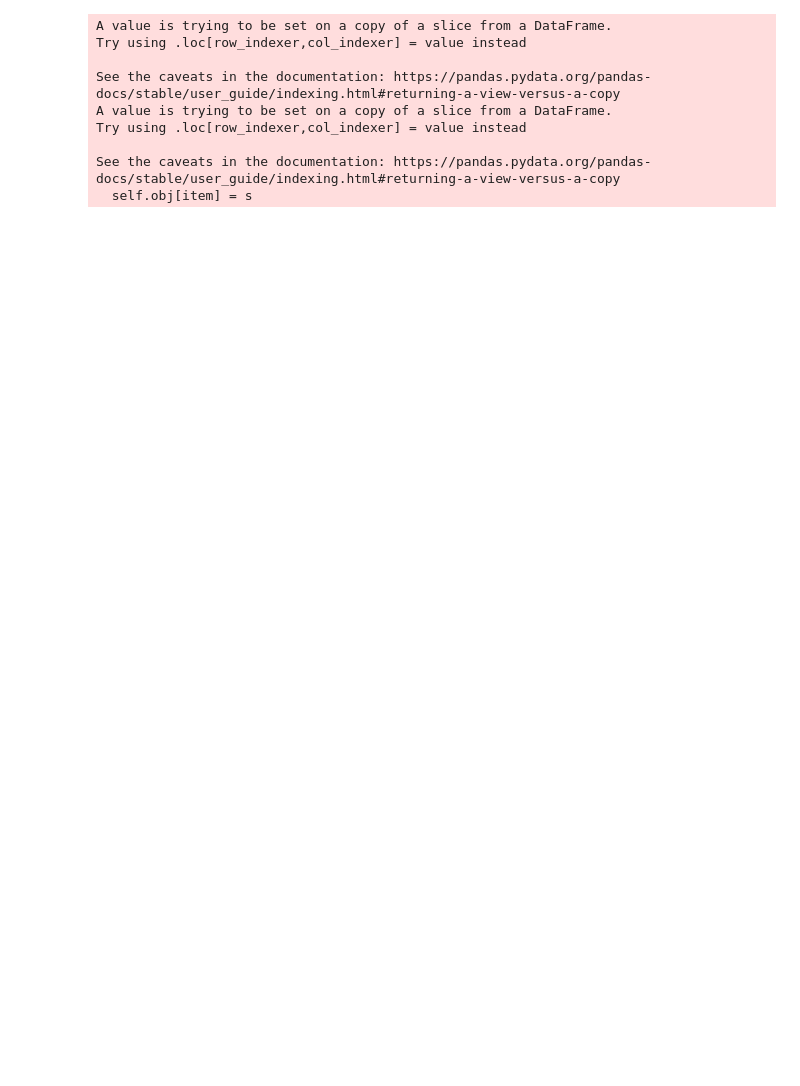
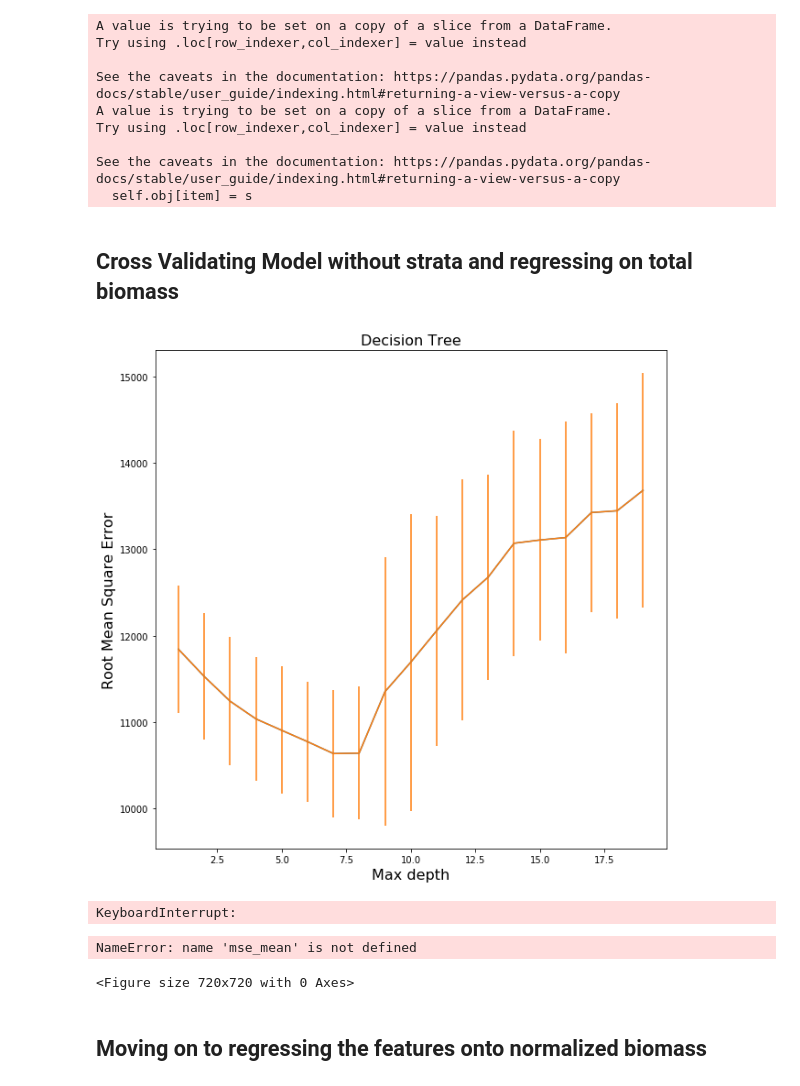
Before and after one commit to dheligman/climate, a Jupyter notebook: models_DMH.ipynb, the cells around one changed output. Cells and saved outputs as stored; diff of their text form; code cells hidden in the pictures; blank space fills up the shorter version.

```diff
--- a/models_DMH.ipynb
+++ b/models_DMH.ipynb
@@ -33,4 +40,5 @@ import numpy as np
 # %%
+#creating transformers
 class Scaler(BaseEstimator, TransformerMixin):
     def __init__(self, columns):
         self.scaler = StandardScaler()
@@ -57,16 +65,29 @@ class Species(BaseEstimator, TransformerMixin):
         return self
     def transform(self, X, y=None):
         X = X.loc[X.species == self.tree]
+        X = X.drop('species', axis=1)
         return X
 
-class Species_enc(BaseEstimator, TransformerMixin):
+class enc(BaseEstimator, TransformerMixin):
     def __init__(self):
         self.enc = OneHotEncoder()
     def fit(self, X, y=None):
-        self.enc.fit(X.species.to_numpy().reshape(-1,1))
+        self.enc.fit(X[['species','phys_class_code','grow_class_code']].to_numpy())
         return self
     def transform(self, X, y=None):
-        encoded = self.enc.transform(X.species.to_numpy().reshape(-1,1)).toarray()
+        encoded = self.enc.transform(X[['species','phys_class_code','grow_class_code']].to_numpy()).toarray()
+        X = X.drop(['species','phys_class_code','grow_class_code'],axis=1).to_numpy()
+        X = np.concatenate((X, encoded), axis=1)
+        return X
+
+class species_enc(BaseEstimator, TransformerMixin):
+    def __init__(self):
+        self.enc = OneHotEncoder()
+    def fit(self, X, y=None):
+        self.enc.fit(X['species'].to_numpy().reshape(-1,1))
+        return self
+    def transform(self, X, y=None):
+        encoded = self.enc.transform(X['species'].to_numpy().reshape(-1,1)).toarray()
         X = X.drop('species',axis=1).to_numpy()
         X = np.concatenate((X, encoded), axis=1)
         return X
@@ -73,6 +96,7 @@ class Species_enc(BaseEstimator, TransformerMixin):
 # %%
+#creating a pipeline for the transformers
 pipe = Pipeline([('scaler', Scaler(['latitude','longitude','mean_temp','mean_dwp','mean_prcp'])),
-                ('encoder', Species_enc())])
+                ('encoder', species_enc())])
 # %%
 X_train_prp = pipe.fit_transform(X_train)
 # %% [output]
@@ -89,4 +114,6 @@ See the caveats in the documentation: https://pandas.pydata.org/pandas-docs/stab
 from sklearn.tree import DecisionTreeRegressor
 from sklearn.ensemble import RandomForestRegressor
 from sklearn.model_selection import cross_val_score
+# %% [markdown]
+## Cross Validating Model without strata and regressing on total biomass
 # %%
@@ -98,3 +125,42 @@ for i in range(2,21,1):
     depth_scores[i-2] = list(np.sqrt(-cross_val_score(dtr, X_train_prp, y_train, scoring="neg_mean_squared_error", cv=5)))
 mse_mean = np.mean(depth_scores, axis=1)
 mse_stdev = np.std(depth_scores, axis=1)
+# %%
+#plotting the results of the cross validation
+#the error bars are standard deviation of the root mean squared error
+#mse = root mean squared error :/
+#Best fit seems to be occuring at a max depth of 8
+plt.figure(figsize = (10,10))
+plt.plot(np.linspace(1,19,19).ravel(),mse_mean.ravel())
+plt.errorbar(np.linspace(1,19,19), mse_mean, yerr=mse_stdev)
+plt.xlabel('Max depth',fontsize=16)
+plt.ylabel('Root Mean Square Error', fontsize=16)
+plt.title('Decision Tree',fontsize=16)
+plt.show()
+# %% [output]
+[figure, added]
+# %%
+#Testing the same data with Random Forest
+depth_scores = np.empty((5,5))
+
+for i in range(1,6,1):
+    rfr = RandomForestRegressor(n_estimators=100,max_depth=5*i)
+    depth_scores[i-1] = list(np.sqrt(-cross_val_score(rfr, X_train_prp, y_train, scoring="neg_mean_squared_error", cv=5)))
+mse_mean = np.mean(depth_scores, axis=1)
+mse_stdev = np.std(depth_scores, axis=1)
+# %% [output]
+KeyboardInterrupt:
+# %%
+#Plotting the forest
+plt.figure(figsize = (10,10))
+plt.plot(np.linspace(1,20,20).ravel(),mse_mean.ravel())
+plt.errorbar(np.linspace(1,20,20), mse_mean, yerr=mse_stdev)
+plt.xlabel('Max depth',fontsize=16)
+plt.ylabel('Root Mean Square Error', fontsize=16)
+plt.title('Random Forest',fontsize=16)
+plt.show()
+# %% [output]
+NameError: name 'mse_mean' is not defined
+<Figure size 720x720 with 0 Axes>
+# %% [markdown]
+## Moving on to regressing the features onto normalized biomass
```
Also changed, not shown: parts of 51 cells of this notebook, 6 other files.
